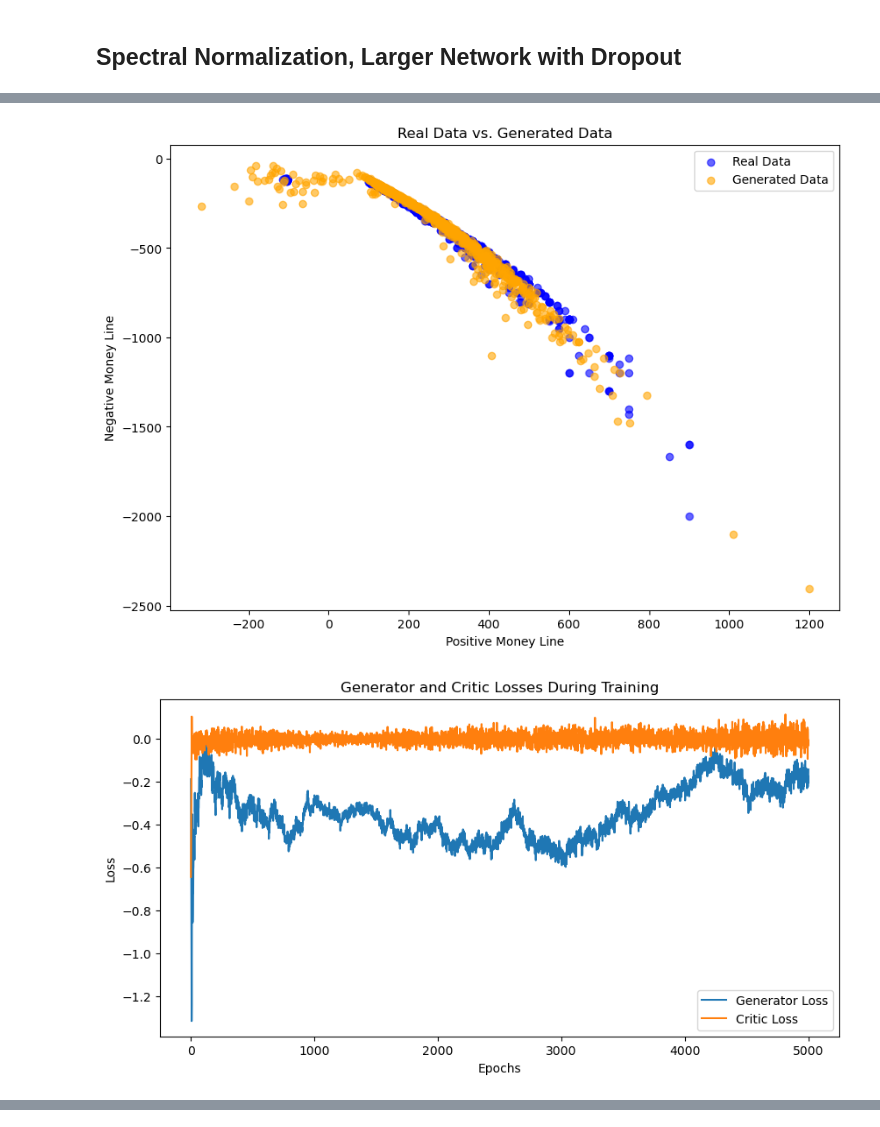
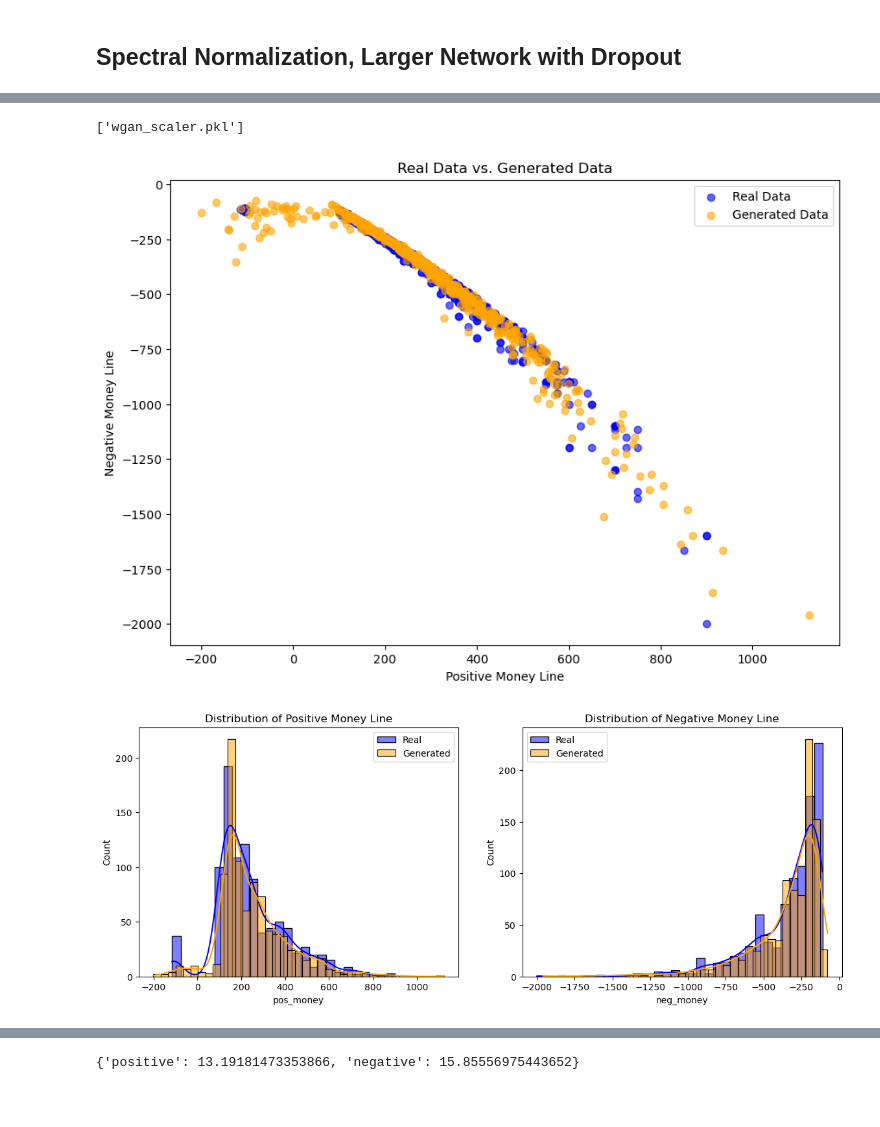
Before and after one commit to jakebirnbach/MoneyLineGANs, a Jupyter notebook: ML Models/WGAN_model_final.ipynb, the cells around one changed output, grey strips where cells are left out. Cells and saved outputs as stored; diff of their text form; code cells hidden in the pictures; blank space fills up the shorter version.

```diff
--- a/ML Models/WGAN_model_final.ipynb
+++ b/ML Models/WGAN_model_final.ipynb
@@ -212,0 +200,29 @@ gen_df.to_csv("../experiments/WGAN_Final_Gen_Data.csv")
+# %%
+gen_df.to_csv("../experiments/WGAN_Final_Gen_Data.csv", index=False)
+# Save the losses to a CSV file
+losses_df = pd.DataFrame({
+    'Generator_Loss': losses_G,
+    'Critic_Loss': losses_C
+})
+losses_df.to_csv("../experiments/WGAN_Final_Losses.csv", index=False)
+
+
+# Save the trained models
+torch.save({
+    'generator_state_dict': G.state_dict(),
+    'critic_state_dict': C.state_dict(),
+    'optimizer_G_state_dict': optimizer_G.state_dict(),
+    'optimizer_C_state_dict': optimizer_C.state_dict(),
+    'epoch': n_epochs,
+    'losses_G': losses_G,
+    'losses_C': losses_C
+}, 'wgan_model.pth')
+
+# Save the scaler for data normalization
+import joblib
+joblib.dump(scaler, 'wgan_scaler.pkl')
+
+# gen_df = pd.read_csv('../experiments/WGAN_Final_Gen_Data.csv')
+# gen_df
+# %% [output]
+['wgan_scaler.pkl']
@@ -315,11 +396,12 @@ def perform_ks_test(real_df, gen_df):
 # %%
 # Call all visualization and analysis functions
 plot_real_vs_generated(real_df, gen_df)
-plot_training_losses(losses_G, losses_C)
+# plot_training_losses(losses_G, losses_C)
 plot_feature_distributions(real_df, gen_df)
 plot_joint_kde(real_df, gen_df)
 plot_2d_histogram(real_df, gen_df)
 perform_ks_test(real_df, gen_df)
+calculate_wasserstein_distances(real_df, gen_df)
 # %% [output]
-[figure, old version]
+[figure, new version]
-[figure, old version]
+[figure, new version]
@@ -330,0 +430 @@ KS Test for 'neg_money': KS Statistic = 0.0934, p-value = 0.0005
+{'positive': 13.19181473353866, 'negative': 15.85556975443652}
```
Also changed, not shown: parts of 7 cells of this notebook, 2 other files.
